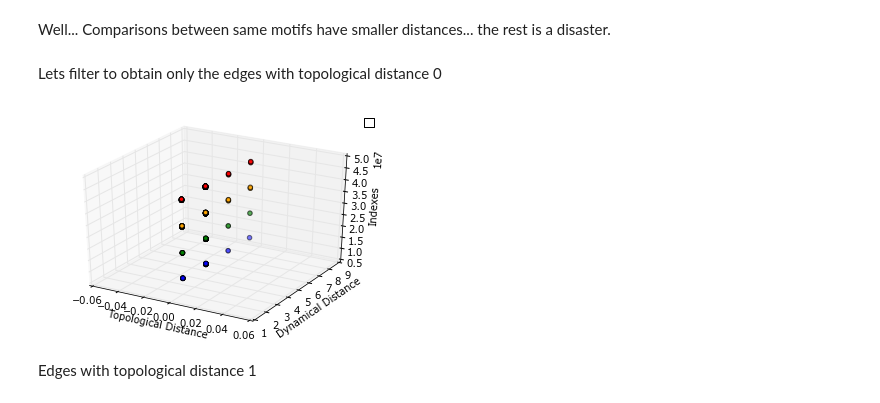
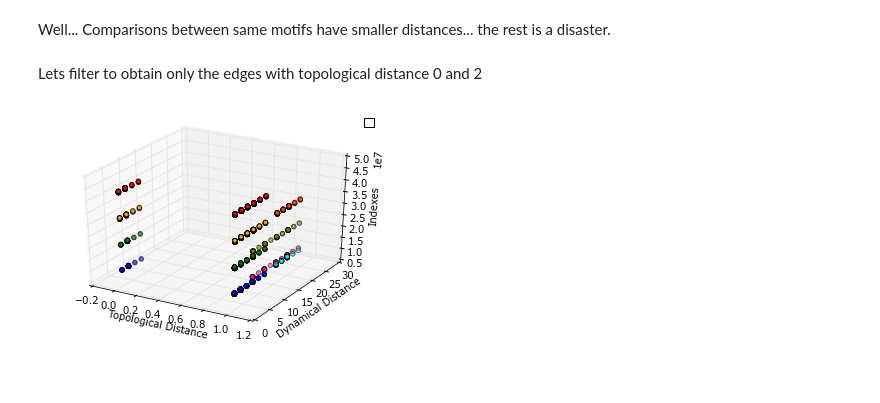
Before and after one commit to mar-esther23/CircuitsAnalyses, a Jupyter notebook: Net of nets.ipynb, the cells around one changed output. Cells and saved outputs as stored; diff of their text form; code cells hidden in the pictures; blank space fills up the shorter version.

```diff
--- a/Net of nets.ipynb
+++ b/Net of nets.ipynb
@@ -131,23 +131,21 @@ plt.show()
 # %% [markdown]
 Well... Comparisons between same motifs have smaller distances... the rest is a disaster.
 # %% [markdown]
-Lets filter to obtain only the edges with topological distance 0
+Lets filter to obtain only the edges with topological distance 0 and 2
 # %%
-data0 = data[data[:,2]==0]
+data0 = data[data[:,2]<=1]
 
 index0 = edges2index(data0)
 color0 = edges2motifcolor(data0)
 
 fig = plt.figure()
 ax = fig.gca(projection='3d')
 ax.scatter(data0[:,2], data0[:,3], index0, c=color0)
 ax.legend('D_top 0 by index')
 ax.set_xlabel('Topological Distance')
 ax.set_ylabel('Dynamical Distance')
 ax.set_zlabel('Indexes')
 
 plt.show()
 # %% [output]
-[figure, old version]
+[figure, new version]
-# %% [markdown]
-Edges with topological distance 1
```
Also changed, not shown: parts of 9 cells of this notebook, 1 other file.
